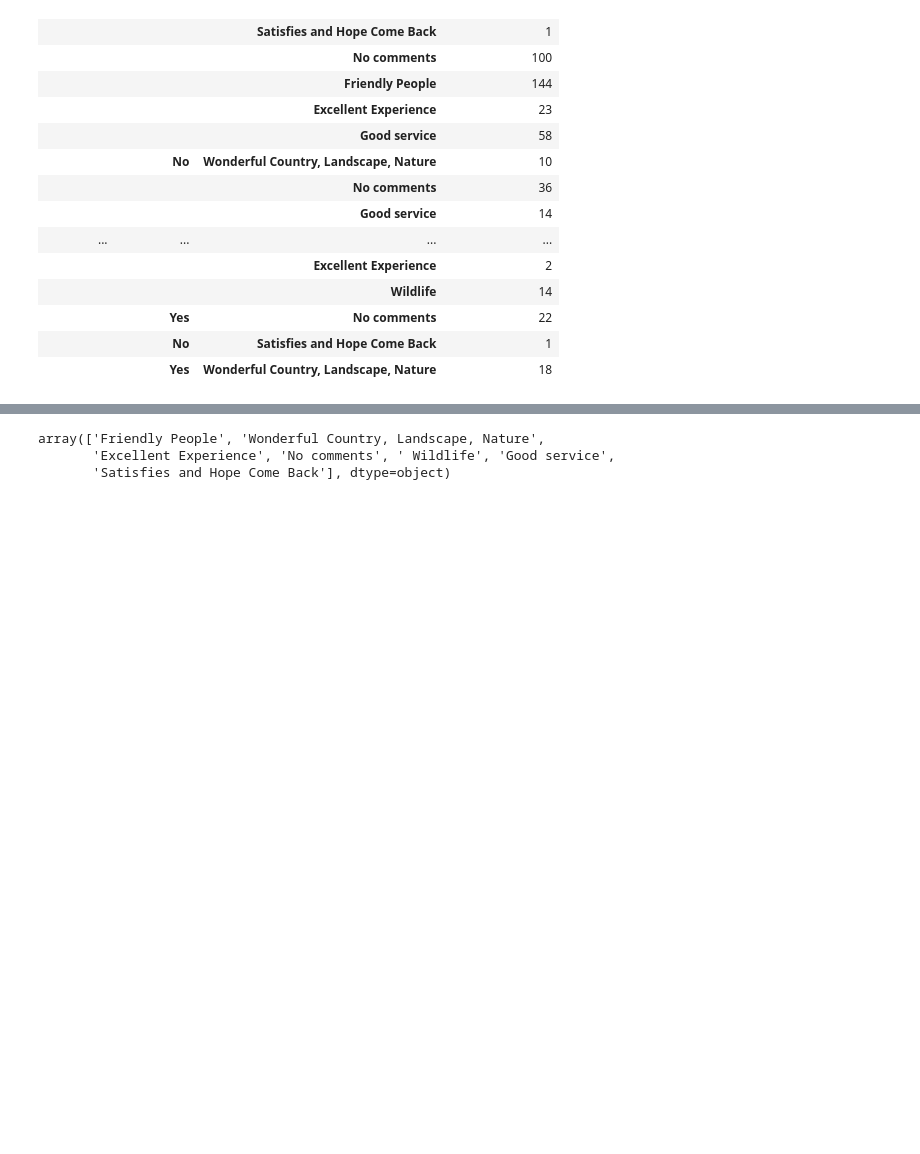
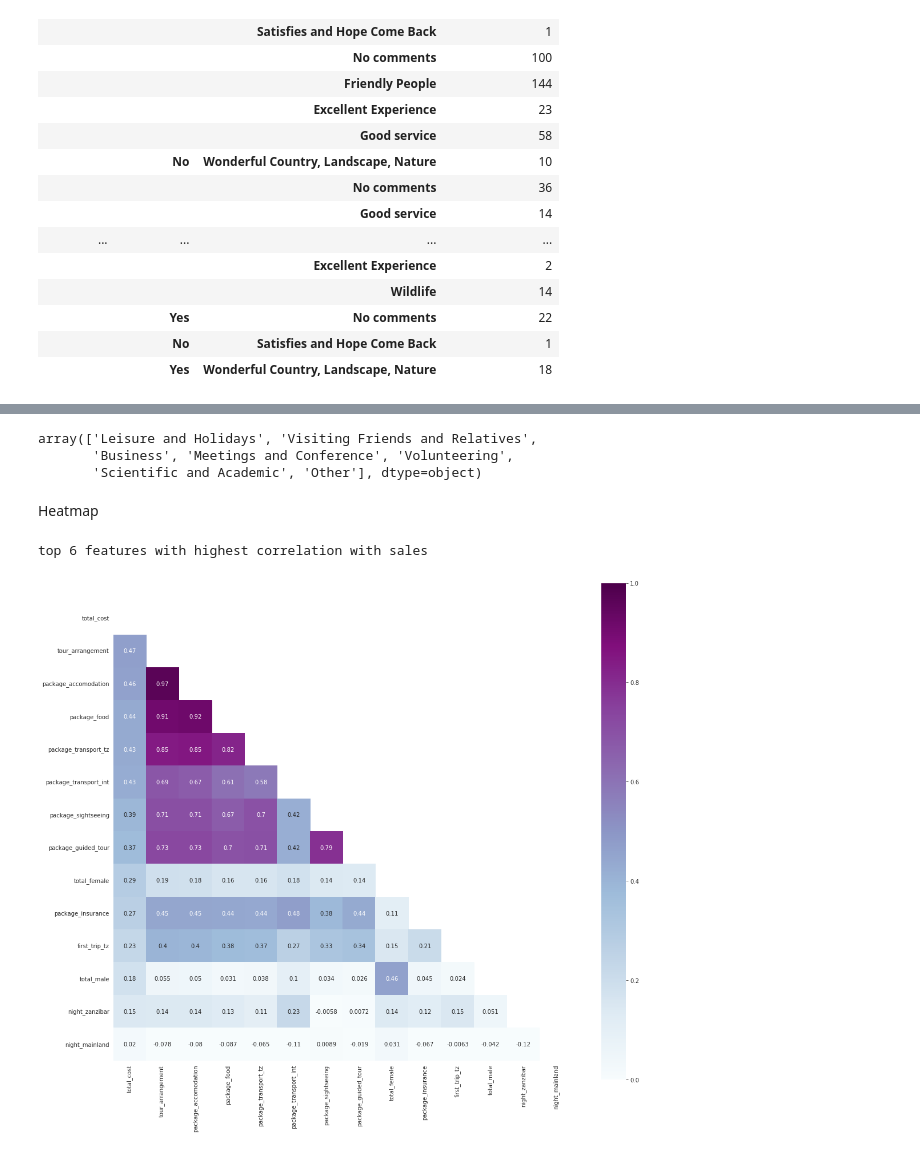
Before and after one commit to joluoch/Tz_Tourism_prediction, a Jupyter notebook: Notebooks/EDA.ipynb, the cells around one changed output, grey strips where cells are left out. Cells and saved outputs as stored; diff of their text form; code cells hidden in the pictures; blank space fills up the shorter version.

```diff
--- a/Notebooks/EDA.ipynb
+++ b/Notebooks/EDA.ipynb
@@ -317,0 +413,2 @@ chur
+# %%
+data['tour_arrangement'].replace(['Independent','Package Tour'],[0,1],inplace=True)
@@ -318,6 +451,28 @@ chur
 # %%
-data['most_impressing'].unique()
+data['purpose'].unique()
 # %% [output]
-array(['Friendly People', 'Wonderful Country, Landscape, Nature',
-       'Excellent Experience', 'No comments', ' Wildlife', 'Good service',
-       'Satisfies and Hope Come Back'], dtype=object)
+array(['Leisure and Holidays', 'Visiting Friends and Relatives',
+       'Business', 'Meetings and Conference', 'Volunteering',
+       'Scientific and Academic', 'Other'], dtype=object)
+# %% [markdown]
+Heatmap
+# %%
+def correlation_map(f_data, f_feature, f_number):
+    f_most_correlated = f_data.corr().nlargest(f_number,f_feature)[f_feature].index
+    f_correlation = f_data[f_most_correlated].corr()
+
+    f_mask = np.zeros_like(f_correlation)
+    f_mask[np.triu_indices_from(f_mask)] = True
+    with sns.axes_style("white"):
+        f_fig, f_ax = plt.subplots(figsize=(18, 16))
+        f_ax = sns.heatmap(f_correlation, mask=f_mask, vmin=0, vmax=1, square=True,
+                           annot=True, annot_kws={"size": 10}, cmap="BuPu")
+        f_fig.savefig('heatmap.svg', format='svg', dpi=1200)
+
+    plt.show()
+
+print('top 15 features with highest correlation with sales')
+correlation_map(data, 'total_cost', 15)
+# %% [output]
+top 6 features with highest correlation with sales
+[figure, added]
```
Also changed, not shown: parts of 12 cells of this notebook, 2 other files.
